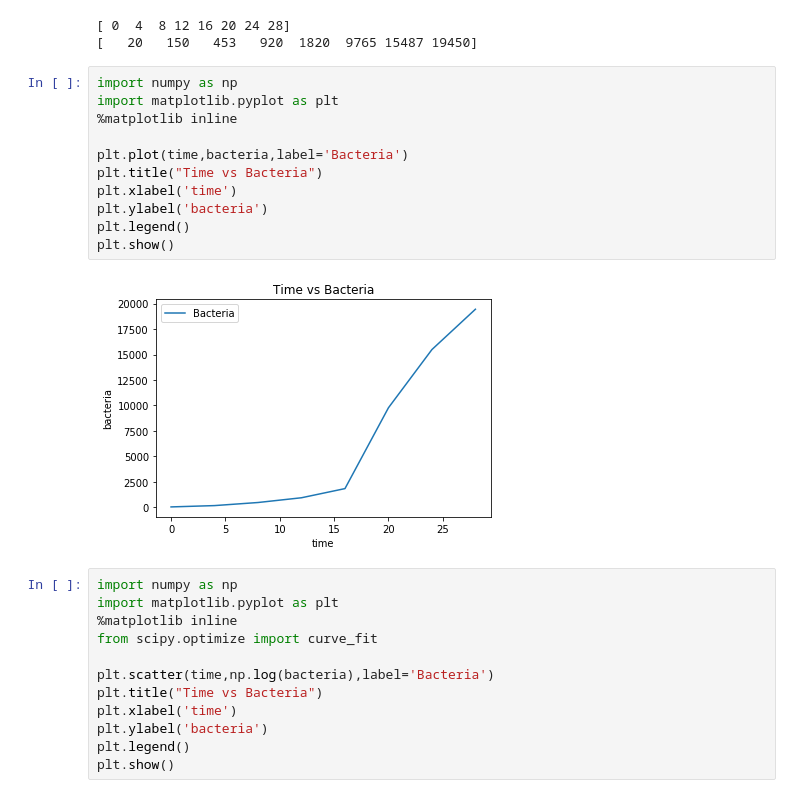
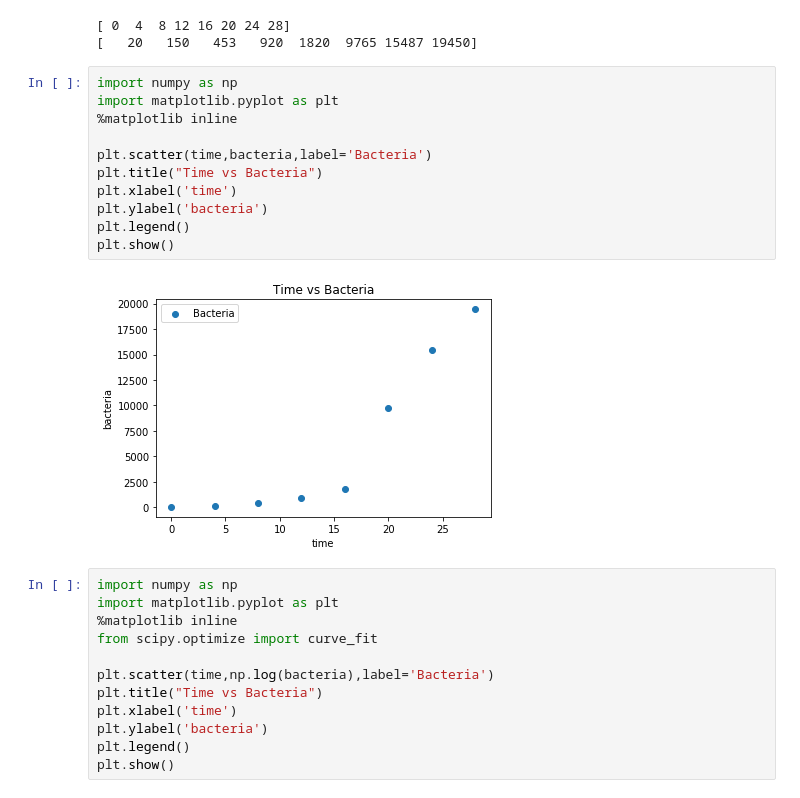
Before and after one commit to shinokada/python-for-ib-diploma-mathematics, a Jupyter notebook: Modelling_functions.ipynb, the cells around one changed output. Cells and saved outputs as stored; diff of their text form.

```diff
--- a/Modelling_functions.ipynb
+++ b/Modelling_functions.ipynb
@@ -547,16 +619,16 @@ print(bacteria)
 # %%
 import numpy as np
 import matplotlib.pyplot as plt
 %matplotlib inline
 
-plt.plot(time,bacteria,label='Bacteria')
+plt.scatter(time,bacteria,label='Bacteria')
 plt.title("Time vs Bacteria")
 plt.xlabel('time')
 plt.ylabel('bacteria')
 plt.legend()
 plt.show()
 # %% [output]
-[figure, old version]
+[figure, new version]
 # %%
 import numpy as np
 import matplotlib.pyplot as plt
```
Also changed, not shown: parts of 12 cells of this notebook.
